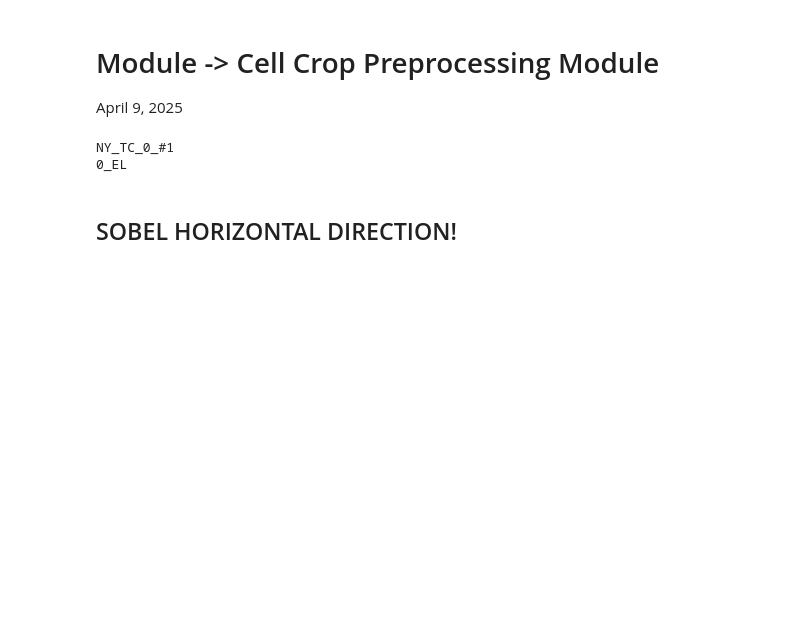
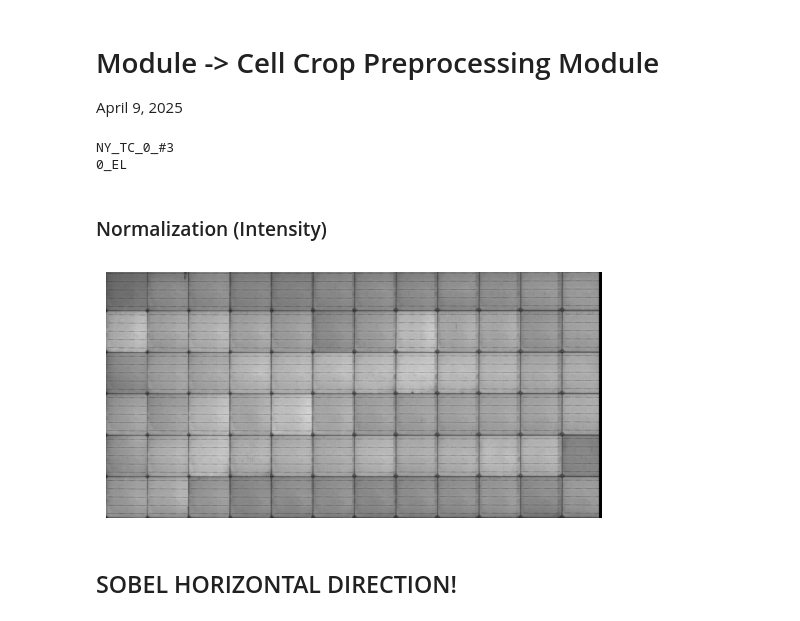
Before and after one commit to Harvendois/cse512, a Jupyter notebook: preprocessing.ipynb, the cells around one changed output. Drawn from its saved outputs; the diff is of its cells as text; code cells hidden in the pictures; blank space fills up the shorter version.

Commit message:
normalization added

```diff
--- a/preprocessing.ipynb
+++ b/preprocessing.ipynb
@@ -11,7 +11,7 @@ import numpy as np
 import os
 import matplotlib.pyplot as plt
 
-directory = 'D:/jungha/2025 Spring/MEC510/term project/Processed_Data/03 Module Test/0_EL/NY_TC_0_#1.jpg'
+directory = 'D:/jungha/2025 Spring/MEC510/term project/Processed_Data/03 Module Test/0_EL/NY_TC_0_#3.jpg'
 
 # image name separated from directory, separate the .bmp extension
 image_name = directory.split('/')[-1].split('.')[0]
@@ -29,8 +29,22 @@ save_directory = 'D:/jungha/2025 Spring/MEC510/term project/Processed_Data/03 Mo
 if not os.path.exists(save_directory):
     os.makedirs(save_directory)
 # %% [output]
-NY_TC_0_#1
+NY_TC_0_#3
 0_EL
+# %% [markdown]
+### Normalization (Intensity)
+# %%
+# normalize the image intensity because brightness is different
+
+img = cv2.imread(directory, cv2.IMREAD_GRAYSCALE)
+img = cv2.normalize(img, None, alpha=0, beta=255, norm_type=cv2.NORM_MINMAX)
+
+# show normalized image
+plt.imshow(img, cmap='gray')
+plt.axis('off')
+plt.show()
+# %% [output]
+[figure, added]
 # %% [markdown]
 ## SOBEL HORIZONTAL DIRECTION!
 # %%
```
Also changed, not shown: parts of 7 cells of this notebook, 2 other files.
